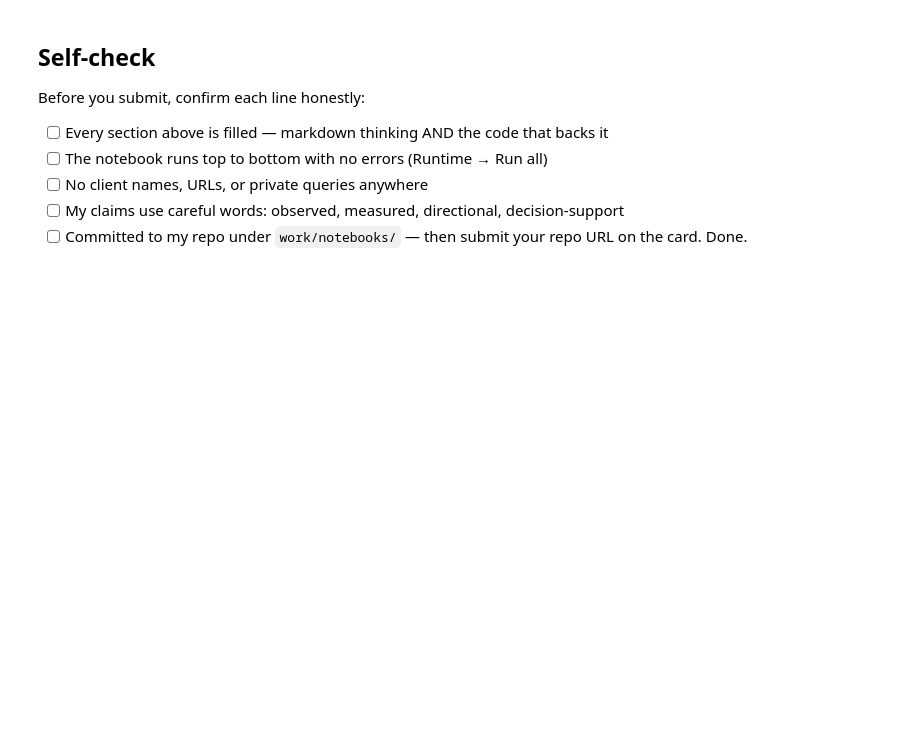
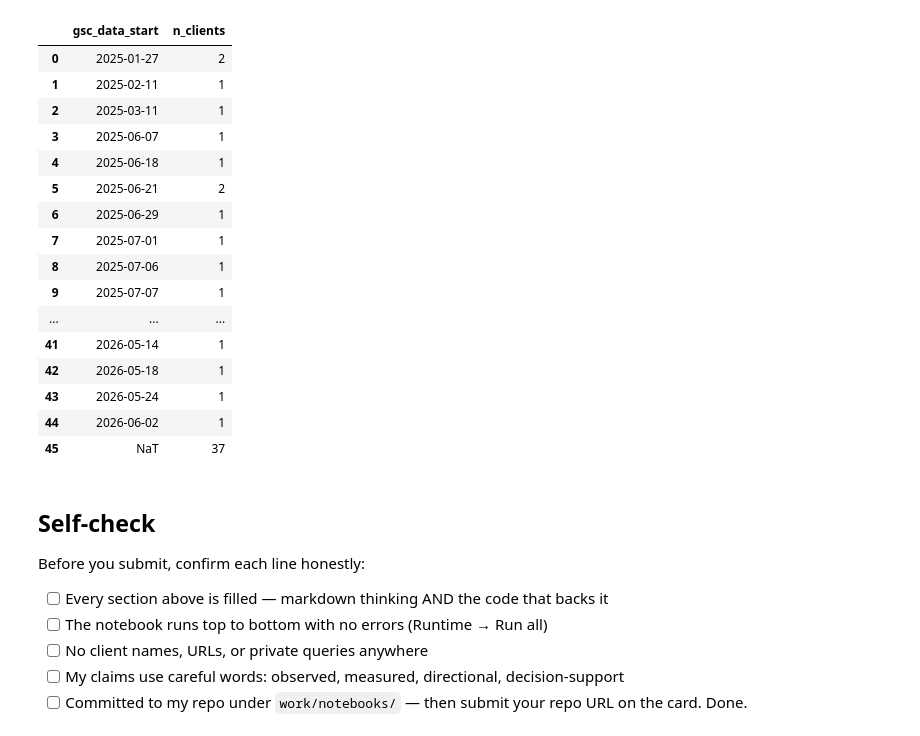
Before and after one commit to Trisha108-hub/flyrank-ml-internship, a Jupyter notebook: work/notebooks/w03_data_contract.ipynb, the cells around one changed output. Drawn from its saved outputs; the diff is of its cells as text; code cells hidden in the pictures; blank space fills up the shorter version.

```diff
--- a/work/notebooks/w03_data_contract.ipynb
+++ b/work/notebooks/w03_data_contract.ipynb
@@ -13,3 +22,14 @@ This skeleton is yours to fill. Work the sections **in order** — each one has
 # %%
 # This cell is for CODE (numbers, a query, a check).
 # Write your text answer in the cell ABOVE this one — typing sentences here breaks Run All.
+from google.colab import userdata
+import duckdb
+
+con = duckdb.connect()
+con.execute(f"CREATE SECRET (TYPE huggingface, TOKEN '{userdata.get('HF_TOKEN')}')")
+rel = "hf://datasets/FlyRank/internship-warehouse"
+MONTH = "2026-03"
+path = f"{rel}/fact_content_daily_performance/month={MONTH}/*.parquet"
+
+schema = con.sql(f"DESCRIBE SELECT * FROM read_parquet('{path}') LIMIT 0").df()
+print(schema)
@@ -37,3 +140,29 @@ This skeleton is yours to fill. Work the sections **in order** — each one has
+# %%
+q4 = con.sql(f"""
+    SELECT gsc_data_start, COUNT(*) AS n_clients
+    FROM read_parquet('{rel}/dim_clients.parquet')
+    GROUP BY 1
+    ORDER BY 1
+""").df()
+q4
+# %% [output]
+|  | gsc_data_start | n_clients |
+| 0 | 2025-01-27 | 2 |
+| 1 | 2025-02-11 | 1 |
+| 2 | 2025-03-11 | 1 |
+| 3 | 2025-06-07 | 1 |
+| 4 | 2025-06-18 | 1 |
+| 5 | 2025-06-21 | 2 |
+| 6 | 2025-06-29 | 1 |
+| 7 | 2025-07-01 | 1 |
+| 8 | 2025-07-06 | 1 |
+| 9 | 2025-07-07 | 1 |
+| ... | ... | ... |
+| 41 | 2026-05-14 | 1 |
+| 42 | 2026-05-18 | 1 |
+| 43 | 2026-05-24 | 1 |
+| 44 | 2026-06-02 | 1 |
+| 45 | NaT | 37 |
 # %% [markdown]
 ## Self-check
 
```
Also changed, not shown: parts of 14 cells of this notebook.
